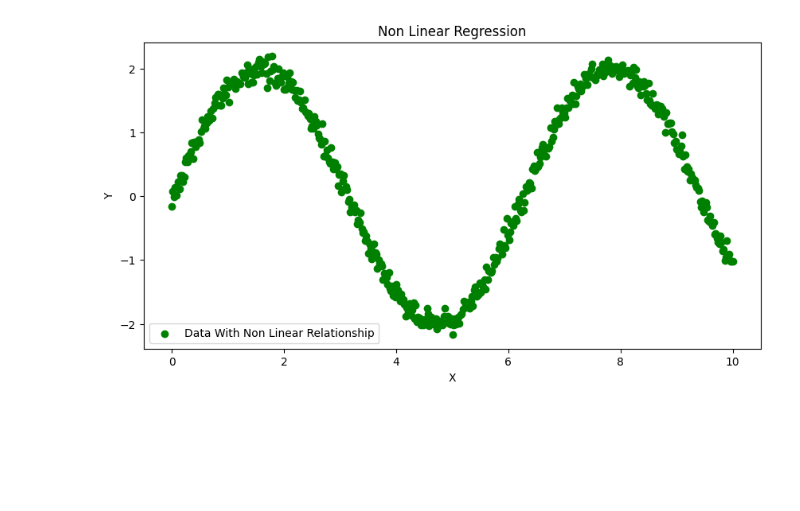
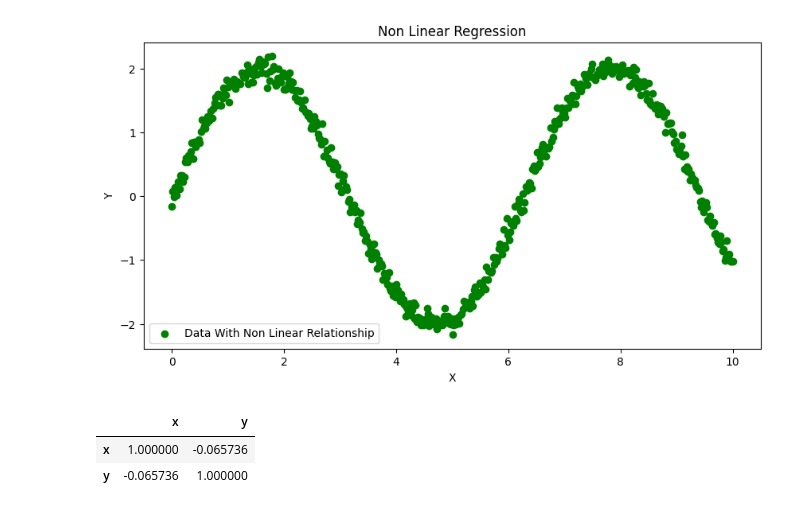
Before and after one commit to subenakhatun/Professional-Certificate-in-Python-for-Machine-Learning-and-Data-Science, a Jupyter notebook: MachineLearning/polynomialRegression.ipynb, the cells around one changed output. Cells and saved outputs as stored; diff of their text form; code cells hidden in the pictures; blank space fills up the shorter version.

```diff
--- a/MachineLearning/polynomialRegression.ipynb
+++ b/MachineLearning/polynomialRegression.ipynb
@@ -54,3 +54,9 @@ plt.legend()
 # %% [output]
 <matplotlib.legend.Legend at 0x...>
 [figure]
+# %%
+df2.corr()
+# %% [output]
+|  | x | y |
+| x | 1.000000 | -0.065736 |
+| y | -0.065736 | 1.000000 |
```
